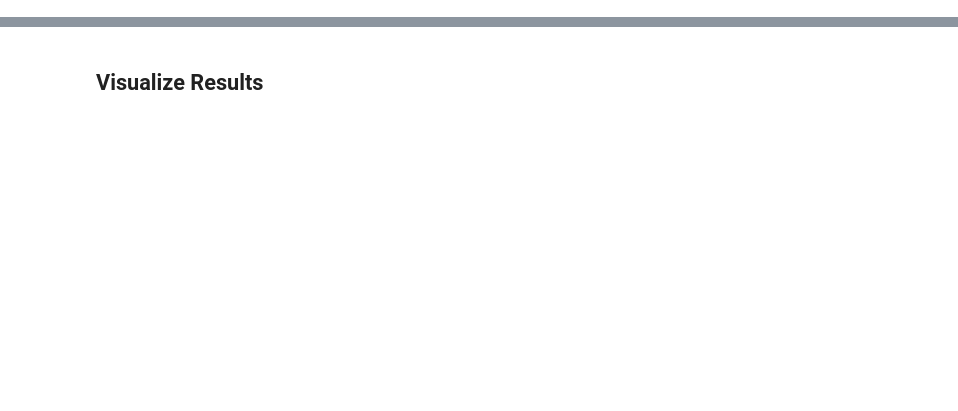
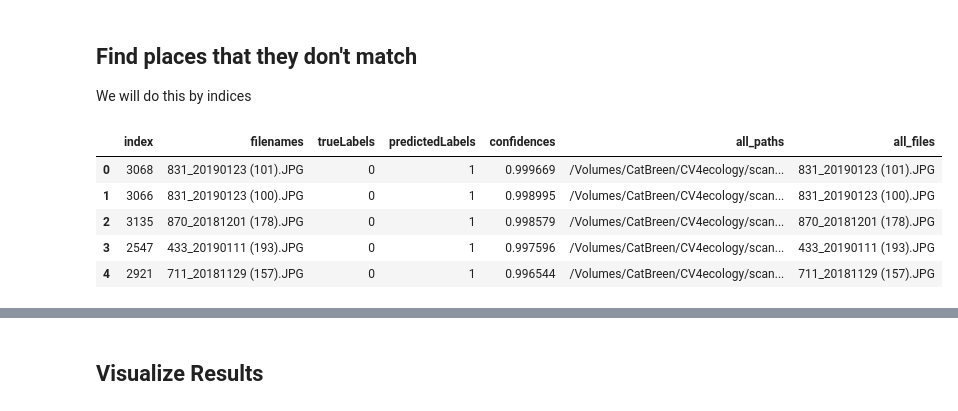
Before and after one commit to CV4EcologySchool/snow-Dayz, a Jupyter notebook: visualizeResults.ipynb, the cells around one changed output, grey strips where cells are left out. Drawn from its saved outputs; the diff is of its cells as text; code cells hidden in the pictures; blank space fills up the shorter version.

```diff
--- a/visualizeResults.ipynb
+++ b/visualizeResults.ipynb
@@ -0,0 +15,5 @@
+# %%
+all_files = [file.split('/')[-1] for file in all_paths]
+# %%
+paths = pd.DataFrame({'all_paths':all_paths,'all_files':all_files})
+paths.head()
@@ -0,0 +41,4 @@
+# %% [markdown]
+## Find places that they don't match
+
+We will do this by indices
@@ -0,0 +63,10 @@
+# %%
+mismatch = mismatchFiles(class2_none,paths)  ## 68 files that are rain that are NOT rain
+mismatch.head()
+# %% [output]
+|  | index | filenames | trueLabels | predictedLabels | confidences | all_paths | all_files |
+| 0 | 3068 | 831_20190123 (101).JPG | 0 | 1 | 0.999669 | /Volumes/CatBreen/CV4ecology/scan... | 831_20190123 (101).JPG |
+| 1 | 3066 | 831_20190123 (100).JPG | 0 | 1 | 0.998995 | /Volumes/CatBreen/CV4ecology/scan... | 831_20190123 (100).JPG |
+| 2 | 3135 | 870_20181201 (178).JPG | 0 | 1 | 0.998579 | /Volumes/CatBreen/CV4ecology/scan... | 870_20181201 (178).JPG |
+| 3 | 2547 | 433_20190111 (193).JPG | 0 | 1 | 0.997596 | /Volumes/CatBreen/CV4ecology/scan... | 433_20190111 (193).JPG |
+| 4 | 2921 | 711_20181129 (157).JPG | 0 | 1 | 0.996544 | /Volumes/CatBreen/CV4ecology/scan... | 711_20181129 (157).JPG |
```
Also changed, not shown: parts of 27 cells of this notebook, 3 other files.
